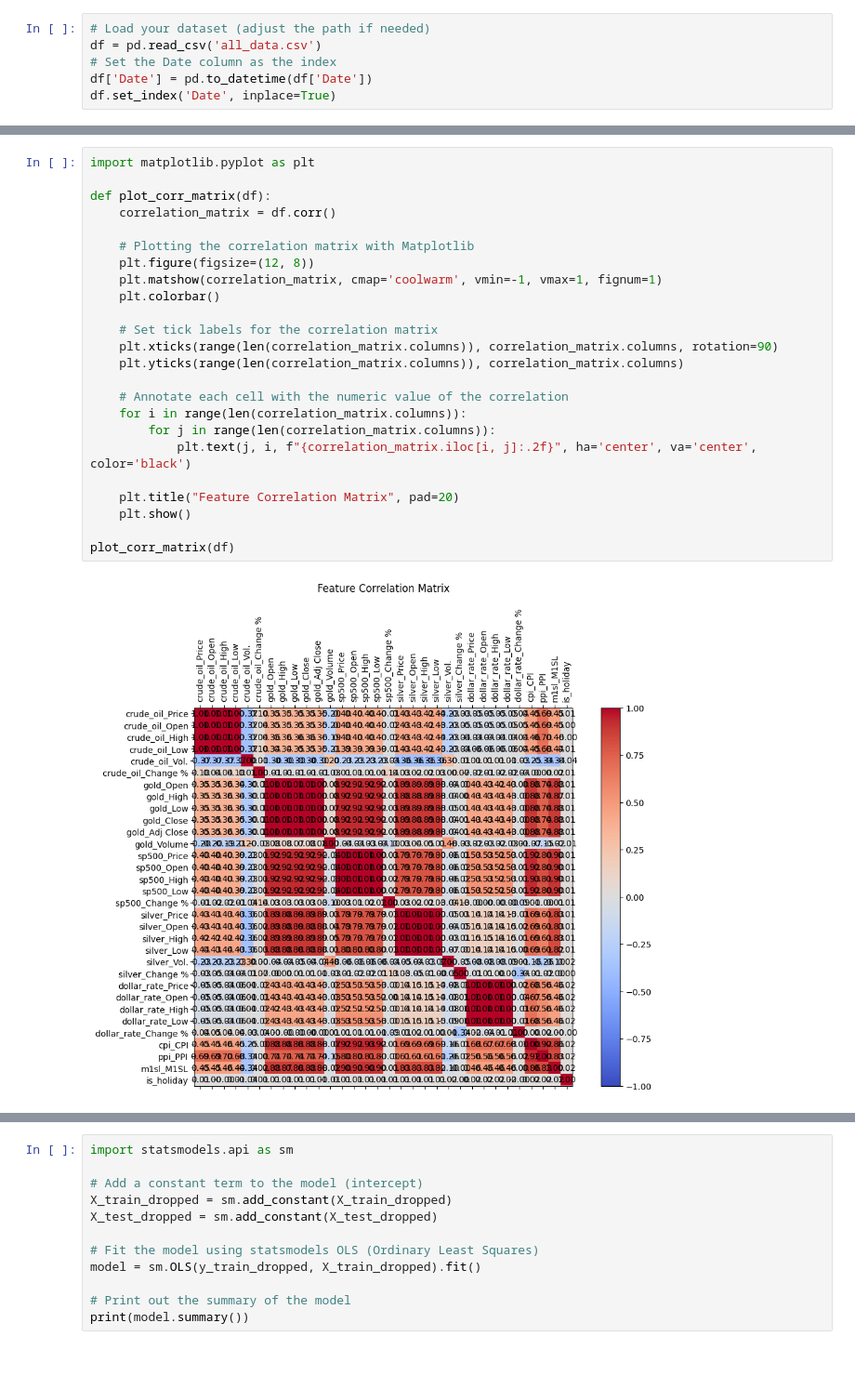
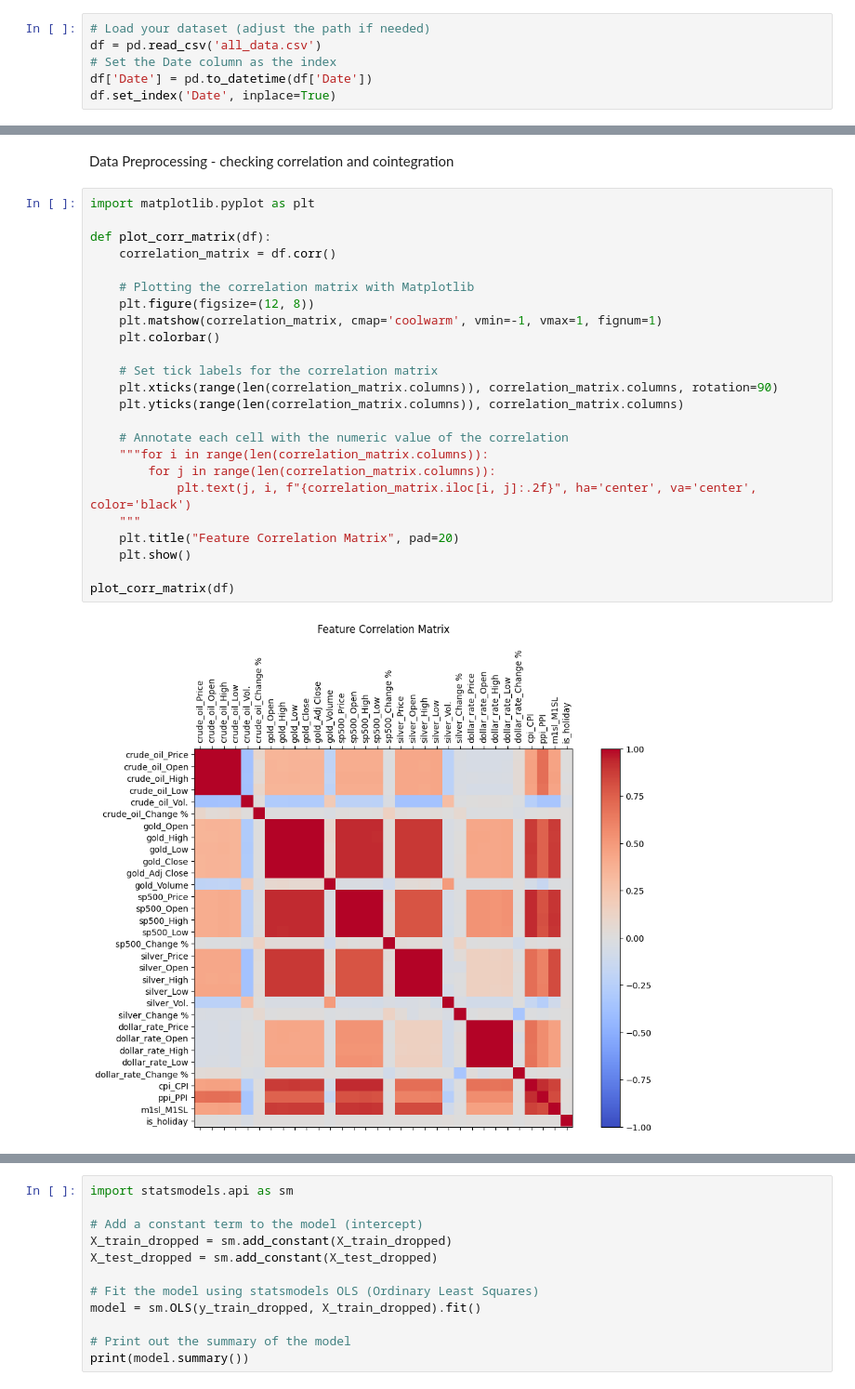
Before and after one commit to DanaMikulinsky/fintechFinalProject, a Jupyter notebook: linearRegression.ipynb, the cells around one changed output, grey strips where cells are left out. Shown at 93% size. Saved outputs shown, nothing was run; the diff lists cells and outputs as text; blank space fills up the shorter version.

Commit message:
lin reg with graphs

```diff
--- a/linearRegression.ipynb
+++ b/linearRegression.ipynb
@@ -33,29 +33,31 @@ df
+# %% [markdown]
+Data Preprocessing - checking correlation and cointegration
 # %%
 import matplotlib.pyplot as plt
 
 def plot_corr_matrix(df):
     correlation_matrix = df.corr()
 
     # Plotting the correlation matrix with Matplotlib
     plt.figure(figsize=(12, 8))
     plt.matshow(correlation_matrix, cmap='coolwarm', vmin=-1, vmax=1, fignum=1)
     plt.colorbar()
 
     # Set tick labels for the correlation matrix
     plt.xticks(range(len(correlation_matrix.columns)), correlation_matrix.columns, rotation=90)
     plt.yticks(range(len(correlation_matrix.columns)), correlation_matrix.columns)
 
     # Annotate each cell with the numeric value of the correlation
-    for i in range(len(correlation_matrix.columns)):
+    """for i in range(len(correlation_matrix.columns)):
         for j in range(len(correlation_matrix.columns)):
             plt.text(j, i, f"{correlation_matrix.iloc[i, j]:.2f}", ha='center', va='center', color='black')
-
+    """
     plt.title("Feature Correlation Matrix", pad=20)
     plt.show()
 
 plot_corr_matrix(df)
 # %% [output]
-[figure, old version]
+[figure, new version]
 # %%
 df['gold_price_yesterday'] = df['gold_Close'].shift(1)
 df['gold_price_2days'] = df['gold_Close'].shift(2)
```
Also changed, not shown: parts of 31 cells of this notebook.
